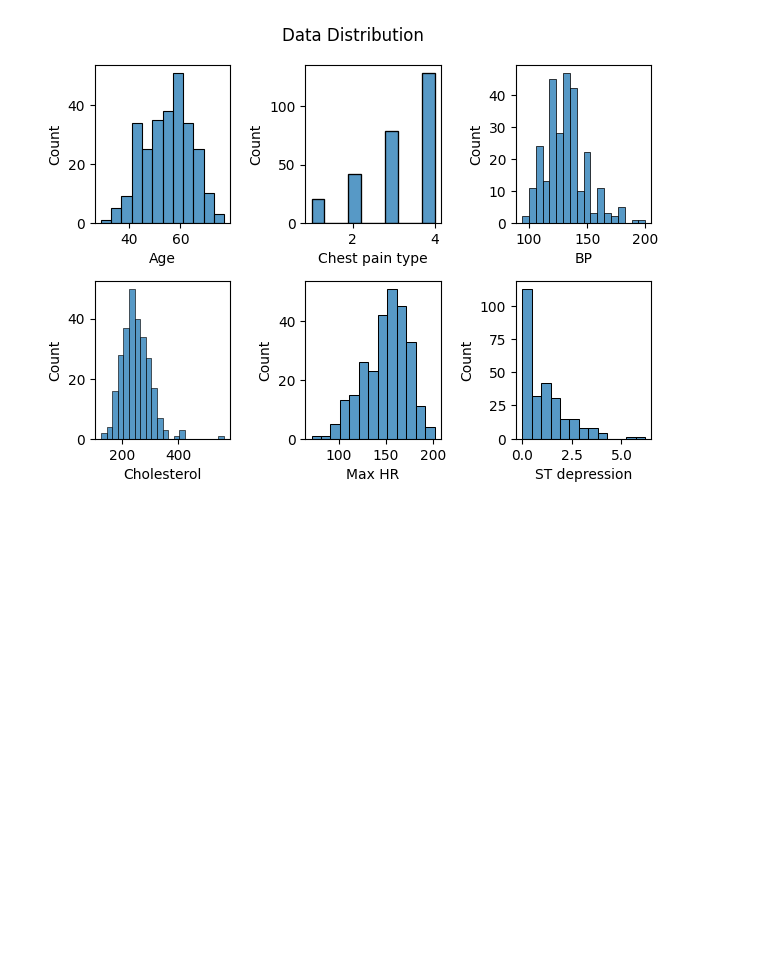
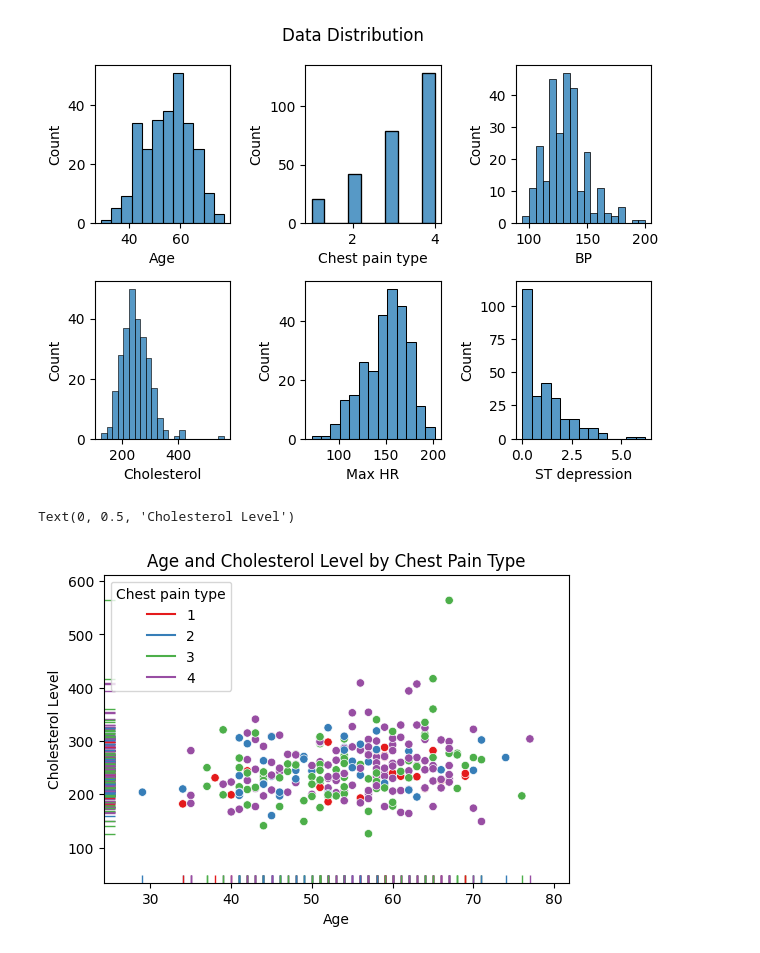
Before and after one commit to Enlightenus/Heart_disease_prediction, a Jupyter notebook: Heart_disease.ipynb, the cells around one changed output. Drawn from its saved outputs; the diff is of its cells as text; code cells hidden in the pictures; blank space fills up the shorter version.

Commit message:
Scatter Plot

```diff
--- a/Heart_disease.ipynb
+++ b/Heart_disease.ipynb
@@ -72,3 +72,14 @@ plt.tight_layout()
 # %% [output]
 <Figure size 800x600 with 0 Axes>
 [figure]
+# %%
+# Scatter plot
+plt.figure(figsize=(6, 4))
+sns.scatterplot(data=df, x = "Age", y="Cholesterol", hue="Chest pain type", palette = "Set1")
+sns.rugplot(data=df, x = "Age", y="Cholesterol", hue="Chest pain type", palette = "Set1")
+plt.title("Age and Cholesterol Level by Chest Pain Type")
+plt.xlabel("Age")
+plt.ylabel("Cholesterol Level")
+# %% [output]
+Text(0, 0.5, 'Cholesterol Level')
+[figure, added]
```
Also changed, not shown: parts of 1 cell of this notebook.
